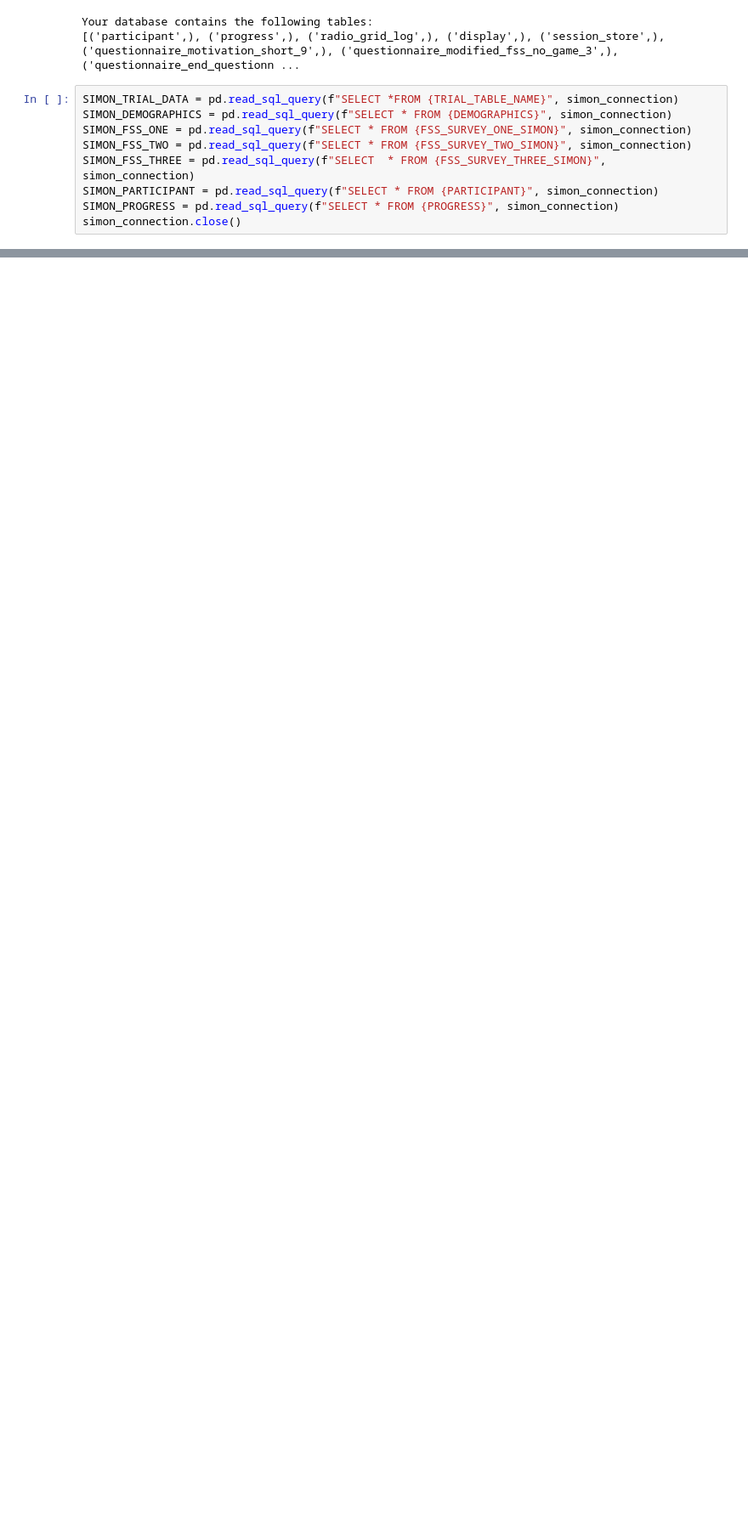
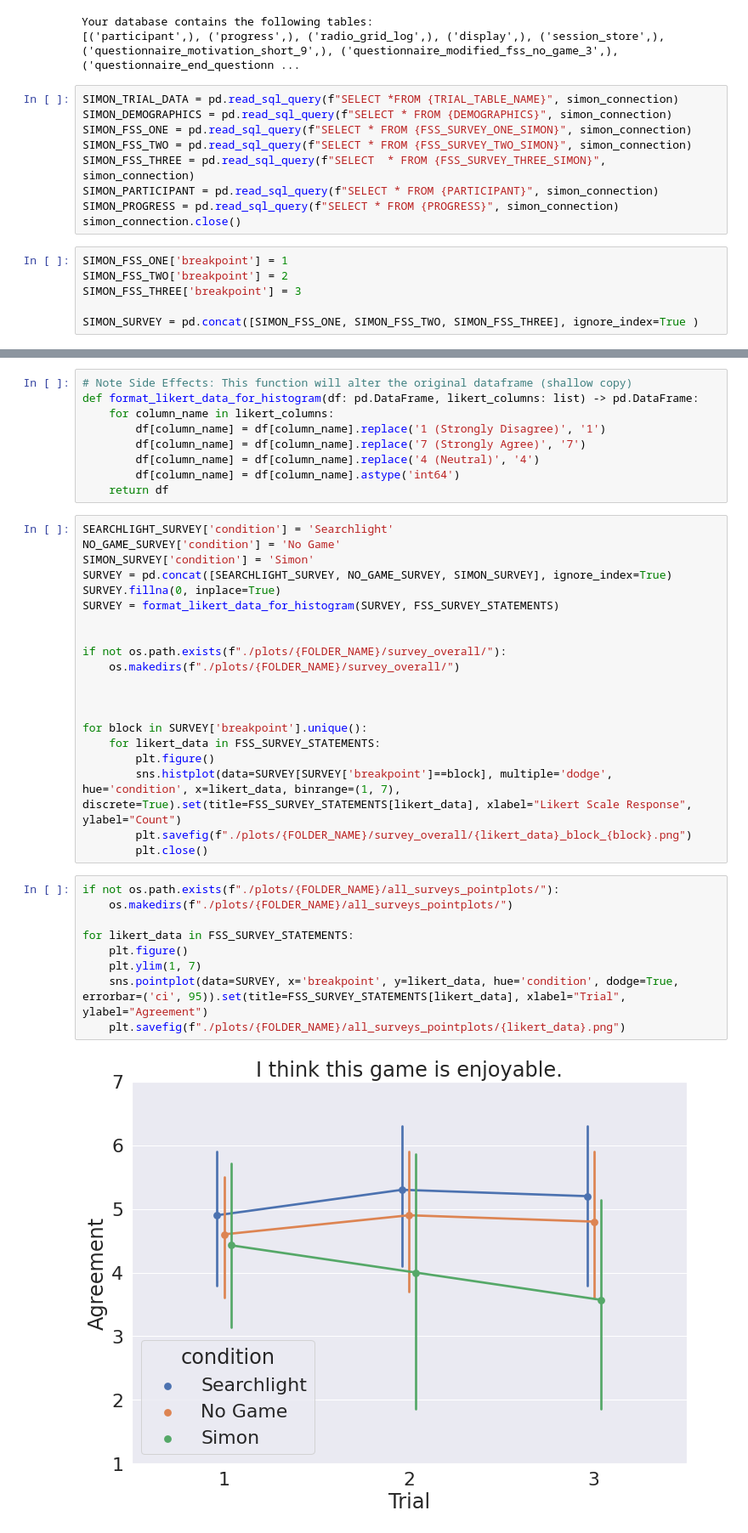
Before and after one commit to hermana/hci-experiment-analysis, a Jupyter notebook: game_mechanics_study/between_participants_pilot_analysis.ipynb, the cells around one changed output, grey strips where cells are left out. Shown at 85% size. Drawn from its saved outputs; the diff is of its cells as text; blank space fills up the shorter version.

```diff
--- a/game_mechanics_study/between_participants_pilot_analysis.ipynb
+++ b/game_mechanics_study/between_participants_pilot_analysis.ipynb
@@ -105,3 +117,9 @@ SIMON_FSS_THREE = pd.read_sql_query(f"SELECT  * FROM {FSS_SURVEY_THREE_SIMON}",
 SIMON_PARTICIPANT = pd.read_sql_query(f"SELECT * FROM {PARTICIPANT}", simon_connection)
 SIMON_PROGRESS = pd.read_sql_query(f"SELECT * FROM {PROGRESS}", simon_connection)
 simon_connection.close()
+# %%
+SIMON_FSS_ONE['breakpoint'] = 1
+SIMON_FSS_TWO['breakpoint'] = 2
+SIMON_FSS_THREE['breakpoint'] = 3
+
+SIMON_SURVEY = pd.concat([SIMON_FSS_ONE, SIMON_FSS_TWO, SIMON_FSS_THREE], ignore_index=True )
@@ -107,0 +224,40 @@ simon_connection.close()
+# %%
+# Note Side Effects: This function will alter the original dataframe (shallow copy)
+def format_likert_data_for_histogram(df: pd.DataFrame, likert_columns: list) -> pd.DataFrame:
+    for column_name in likert_columns:
+        df[column_name] = df[column_name].replace('1 (Strongly Disagree)', '1')
+        df[column_name] = df[column_name].replace('7 (Strongly Agree)', '7')
+        df[column_name] = df[column_name].replace('4 (Neutral)', '4')
+        df[column_name] = df[column_name].astype('int64')
+    return df
+# %%
+SEARCHLIGHT_SURVEY['condition'] = 'Searchlight'
+NO_GAME_SURVEY['condition'] = 'No Game'
+SIMON_SURVEY['condition'] = 'Simon'
+SURVEY = pd.concat([SEARCHLIGHT_SURVEY, NO_GAME_SURVEY, SIMON_SURVEY], ignore_index=True)
+SURVEY.fillna(0, inplace=True)
+SURVEY = format_likert_data_for_histogram(SURVEY, FSS_SURVEY_STATEMENTS)
+
+
+if not os.path.exists(f"./plots/{FOLDER_NAME}/survey_overall/"):
+    os.makedirs(f"./plots/{FOLDER_NAME}/survey_overall/")
+
+
+
+for block in SURVEY['breakpoint'].unique():
+    for likert_data in FSS_SURVEY_STATEMENTS:
+        plt.figure()
+        sns.histplot(data=SURVEY[SURVEY['breakpoint']==block], multiple='dodge', hue='condition', x=likert_data, binrange=(1, 7), discrete=True).set(title=FSS_SURVEY_STATEMENTS[likert_data], xlabel="Likert Scale Response", ylabel="Count")
+        plt.savefig(f"./plots/{FOLDER_NAME}/survey_overall/{likert_data}_block_{block}.png")
+        plt.close()
+# %%
+if not os.path.exists(f"./plots/{FOLDER_NAME}/all_surveys_pointplots/"):
+    os.makedirs(f"./plots/{FOLDER_NAME}/all_surveys_pointplots/")
+
+for likert_data in FSS_SURVEY_STATEMENTS:
+    plt.figure()
+    plt.ylim(1, 7)
+    sns.pointplot(data=SURVEY, x='breakpoint', y=likert_data, hue='condition', dodge=True, errorbar=('ci', 95)).set(title=FSS_SURVEY_STATEMENTS[likert_data], xlabel="Trial", ylabel="Agreement")
+    plt.savefig(f"./plots/{FOLDER_NAME}/all_surveys_pointplots/{likert_data}.png")
+# %% [output]
+[figure, added]
```
Also changed, not shown: parts of 30 cells of this notebook, 52 other files.
